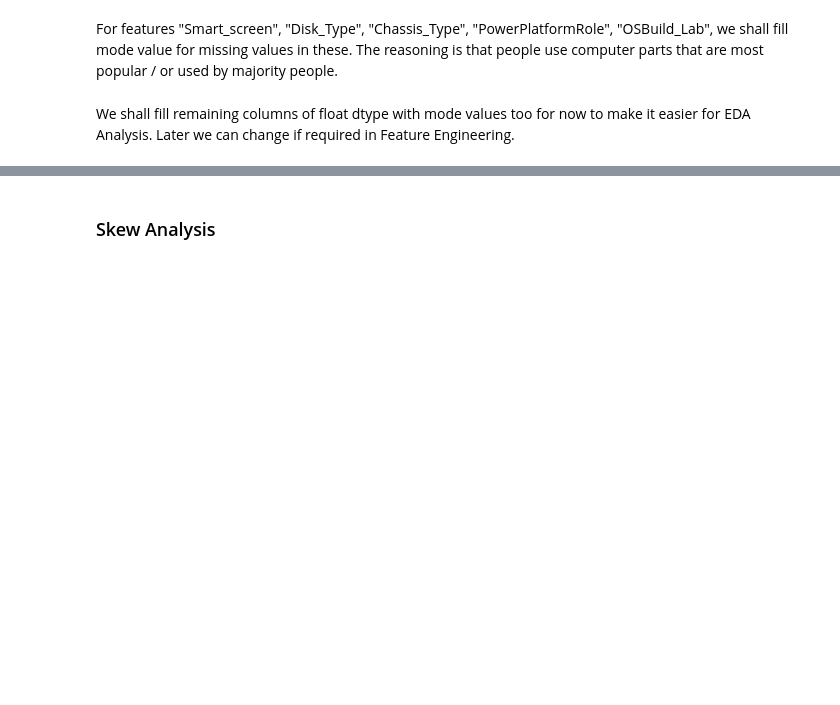
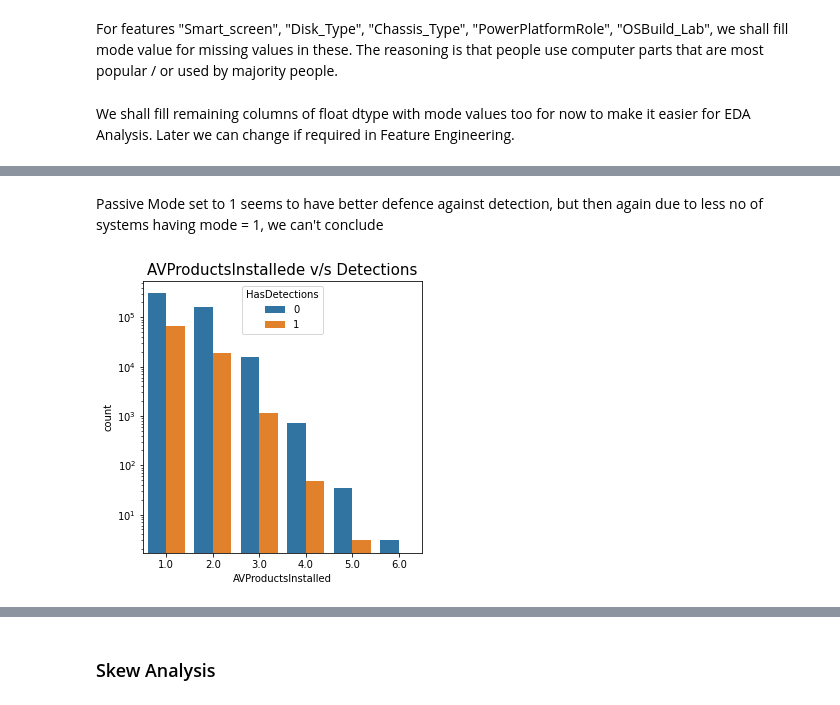
Before and after one commit to akshaymg99/Mercari_ML_QuickBytes, a Jupyter notebook: Assignment 2/Assignment_2_Pre_Processing_EDA.ipynb, the cells around one changed output, grey strips where cells are left out. Saved outputs shown, nothing was run; the diff lists cells and outputs as text; code cells hidden in the pictures; blank space fills up the shorter version.

```diff
--- a/Assignment 2/Assignment_2_Pre_Processing_EDA.ipynb
+++ b/Assignment 2/Assignment_2_Pre_Processing_EDA.ipynb
@@ -185,0 +220,11 @@ for feature in ["DefaultBrowsersIdentifier", "Census_IsFlightingInternal", "Cens
+# %% [markdown]
+Passive Mode set to 1 seems to have better defence against detection, but then again due to less no of systems having mode = 1, we can't conclude
+# %%
+## No of AV Products installed v/s Detections
+plt.figure(figsize = (5,5))
+sns.countplot(x='AVProductsInstalled', hue='HasDetections', data = train)
+plt.yscale('log')
+plt.title('AVProductsInstallede v/s Detections', size=15)
+plt.show()
+# %% [output]
+[figure, added]
```
Also changed, not shown: parts of 37 cells of this notebook.
